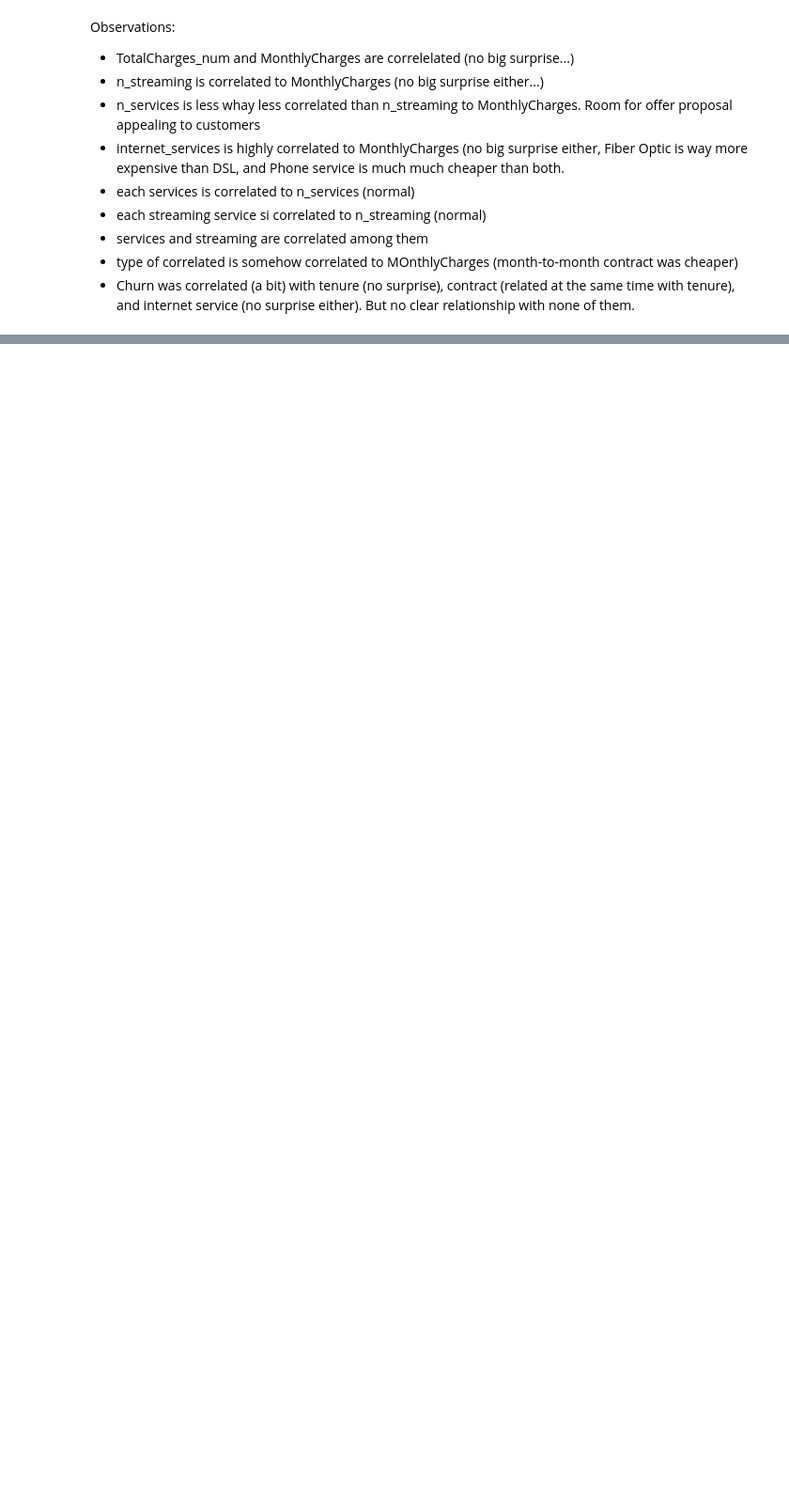
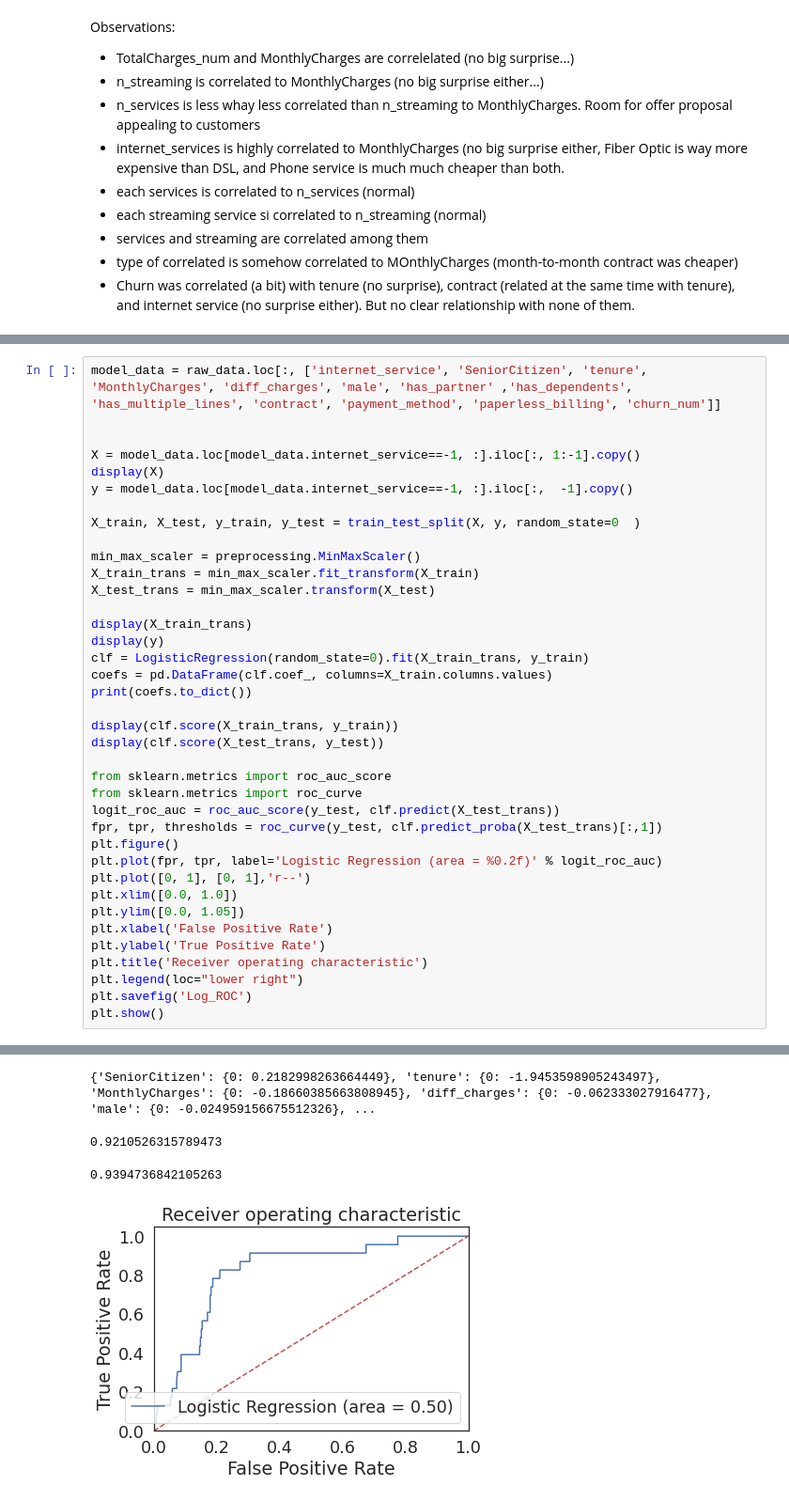
Before and after one commit to arcarrion/churn_prediction, a Jupyter notebook: notebooks/01_exploratory_analysis.ipynb, the cells around one changed output, grey strips where cells are left out. Shown at 94% size. Cells and saved outputs as stored; diff of their text form; blank space fills up the shorter version.

```diff
--- a/notebooks/01_exploratory_analysis.ipynb
+++ b/notebooks/01_exploratory_analysis.ipynb
@@ -883,0 +1007,39 @@ Observations:
+# %%
+model_data = raw_data.loc[:, ['internet_service', 'SeniorCitizen', 'tenure', 'MonthlyCharges', 'diff_charges', 'male', 'has_partner' ,'has_dependents', 'has_multiple_lines', 'contract', 'payment_method', 'paperless_billing', 'churn_num']]
+
+
+X = model_data.loc[model_data.internet_service==-1, :].iloc[:, 1:-1].copy()
+display(X)
+y = model_data.loc[model_data.internet_service==-1, :].iloc[:,  -1].copy()
+
+X_train, X_test, y_train, y_test = train_test_split(X, y, random_state=0  )
+
+min_max_scaler = preprocessing.MinMaxScaler()
+X_train_trans = min_max_scaler.fit_transform(X_train)
+X_test_trans = min_max_scaler.transform(X_test)
+
+display(X_train_trans)
+display(y)
+clf = LogisticRegression(random_state=0).fit(X_train_trans, y_train)
+coefs = pd.DataFrame(clf.coef_, columns=X_train.columns.values)
+print(coefs.to_dict())
+
+display(clf.score(X_train_trans, y_train))
+display(clf.score(X_test_trans, y_test))
+
+from sklearn.metrics import roc_auc_score
+from sklearn.metrics import roc_curve
+logit_roc_auc = roc_auc_score(y_test, clf.predict(X_test_trans))
+fpr, tpr, thresholds = roc_curve(y_test, clf.predict_proba(X_test_trans)[:,1])
+plt.figure()
+plt.plot(fpr, tpr, label='Logistic Regression (area = %0.2f)' % logit_roc_auc)
+plt.plot([0, 1], [0, 1],'r--')
+plt.xlim([0.0, 1.0])
+plt.ylim([0.0, 1.05])
+plt.xlabel('False Positive Rate')
+plt.ylabel('True Positive Rate')
+plt.title('Receiver operating characteristic')
+plt.legend(loc="lower right")
+plt.savefig('Log_ROC')
+plt.show()
+# %% [output]
@@ -883,0 +1084,4 @@ Observations:
+{'SeniorCitizen': {0: 0.2182998263664449}, 'tenure': {0: -1.9453598905243497}, 'MonthlyCharges': {0: -0.18660385663808945}, 'diff_charges': {0: -0.062333027916477}, 'male': {0: -0.024959156675512326}, ...
+0.9210526315789473
+0.9394736842105263
+[figure, added]
```
Also changed, not shown: parts of 13 cells of this notebook.
